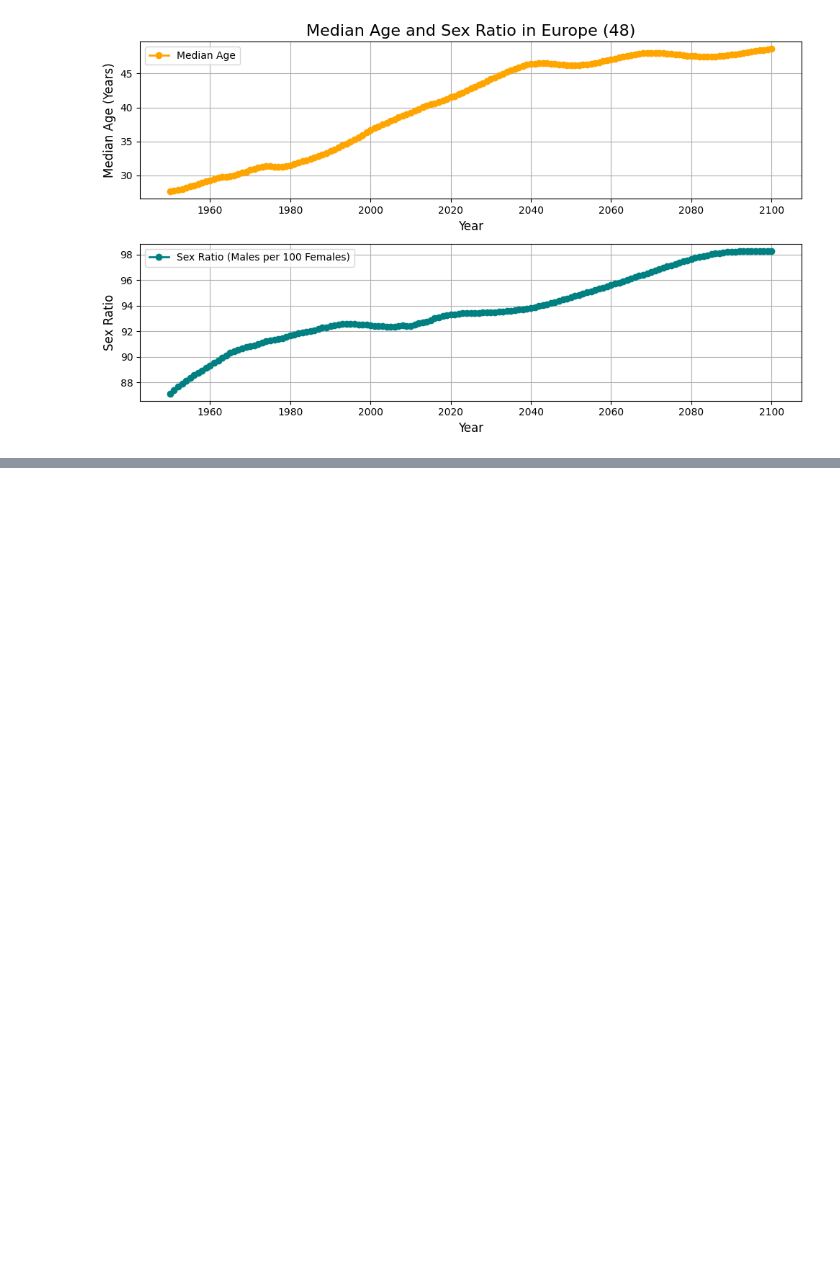
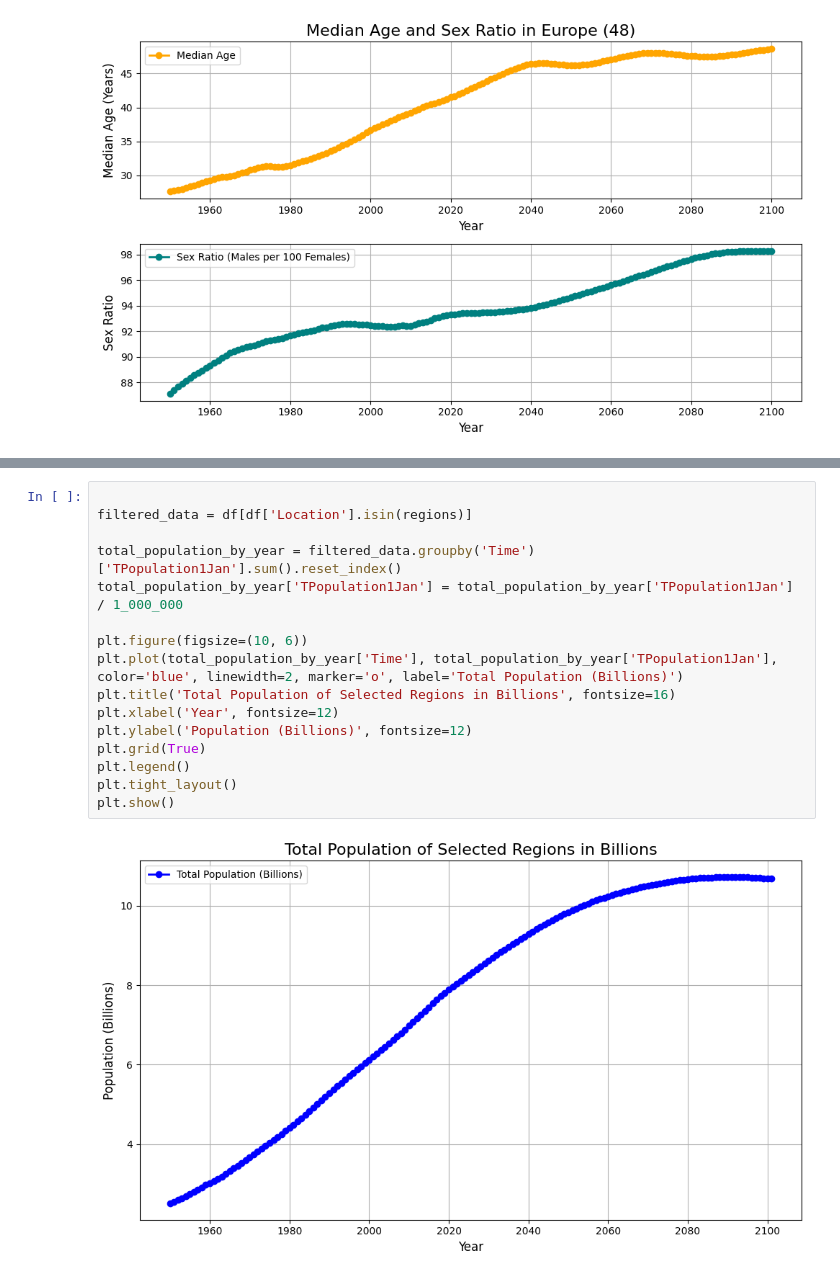
Before and after one commit to Y1-Bit/Population-Insights, a Jupyter notebook: notebooks/population_analysis.ipynb, the cells around one changed output, grey strips where cells are left out. Cells and saved outputs as stored; diff of their text form; blank space fills up the shorter version.

```diff
--- a/notebooks/population_analysis.ipynb
+++ b/notebooks/population_analysis.ipynb
@@ -154,0 +159,18 @@ plt.show()
+# %%
+
+filtered_data = df[df['Location'].isin(regions)]
+
+total_population_by_year = filtered_data.groupby('Time')['TPopulation1Jan'].sum().reset_index()
+total_population_by_year['TPopulation1Jan'] = total_population_by_year['TPopulation1Jan'] / 1_000_000
+
+plt.figure(figsize=(10, 6))
+plt.plot(total_population_by_year['Time'], total_population_by_year['TPopulation1Jan'], color='blue', linewidth=2, marker='o', label='Total Population (Billions)')
+plt.title('Total Population of Selected Regions in Billions', fontsize=16)
+plt.xlabel('Year', fontsize=12)
+plt.ylabel('Population (Billions)', fontsize=12)
+plt.grid(True)
+plt.legend()
+plt.tight_layout()
+plt.show()
+# %% [output]
+[figure, added]
```
Also changed, not shown: parts of 2 cells of this notebook.
